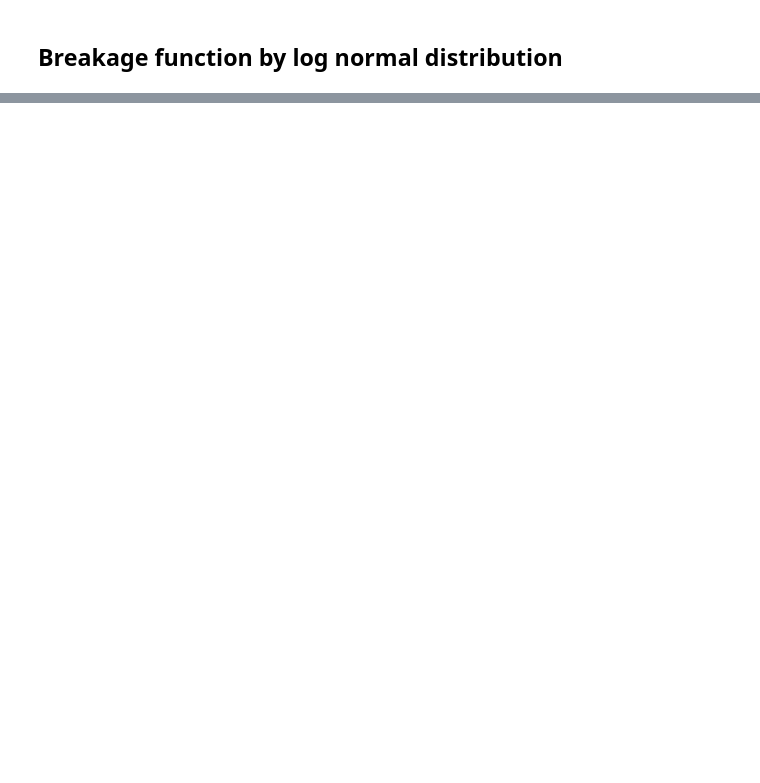
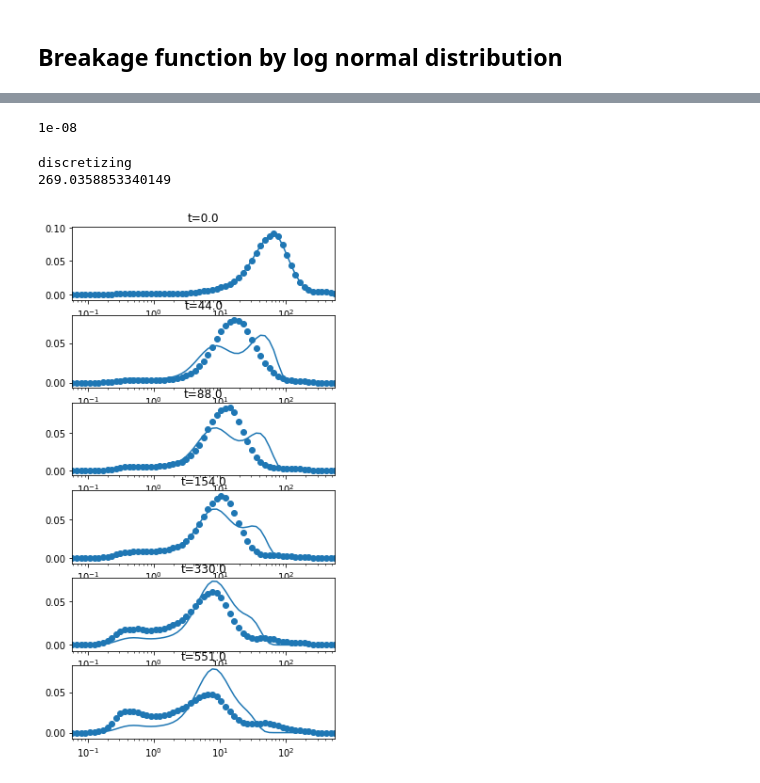
Before and after one commit to lsg6140/Python, a Jupyter notebook: PBM/AS_US.ipynb, the cells around one changed output, grey strips where cells are left out. Saved outputs shown, nothing was run; the diff lists cells and outputs as text; code cells hidden in the pictures; blank space fills up the shorter version.

```diff
--- a/PBM/AS_US.ipynb
+++ b/PBM/AS_US.ipynb
@@ -102,0 +182,16 @@ calculating selection vector
+# %%
+delta
+# %% [output]
+1e-08
+# %%
+start = time.time()
+dbs = discretize(break_lognormal, selection_szdp, L, n, p, k_new, delta)
+print(time.time()-start)
+# %% [output]
+discretizing
+269.0358853340149
+# %%
+def dydx(t,y):
+    return breakage(y,dbs[0],dbs[1])
+# %%
+sol = solve_ivp(dydx,[T[0],T[-1]],N0,method='Radau',t_eval=T)
@@ -102,0 +202,10 @@ calculating selection vector
+# %%
+fig, axes = plt.subplots(6,1,figsize=(5,10))
+for i in range(6):
+    axes[i].plot(L,VV[:,i])
+    axes[i].scatter(L,V[:,i])
+    axes[i].set_xscale('log')
+    axes[i].set_xlim([L[0],L[-1]])
+    axes[i].title.set_text('t={0}'.format(T[i]))
+# %% [output]
+[figure, added]
```
Also changed, not shown: parts of 46 cells of this notebook, 4 other files.
